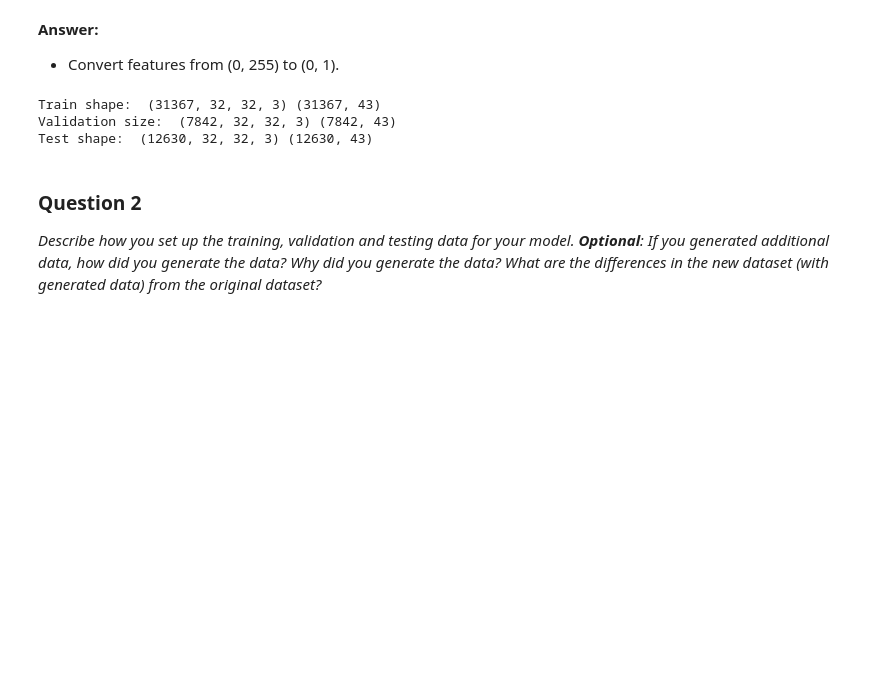
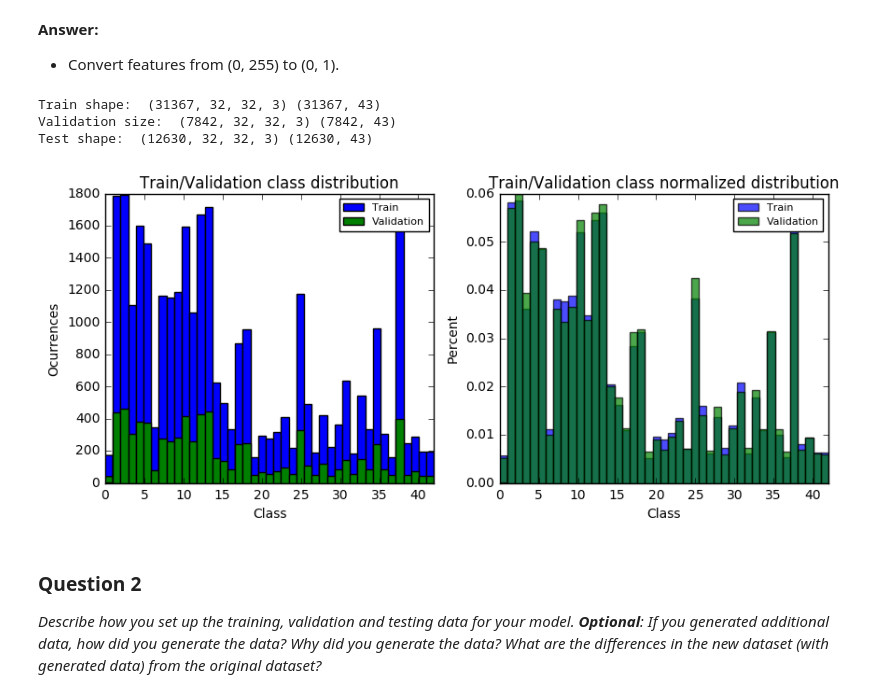
Before and after one commit to vfcosta/CarND-Traffic-Signs, a Jupyter notebook: Traffic_Signs_Recognition.ipynb, the cells around one changed output. Cells and saved outputs as stored; diff of their text form; code cells hidden in the pictures; blank space fills up the shorter version.

```diff
--- a/Traffic_Signs_Recognition.ipynb
+++ b/Traffic_Signs_Recognition.ipynb
@@ -176,6 +185,11 @@ print("Test shape: ", x_test.shape, test_labels.shape)
 Train shape:  (31367, 32, 32, 3) (31367, 43)
 Validation size:  (7842, 32, 32, 3) (7842, 43)
 Test shape:  (12630, 32, 32, 3) (12630, 43)
+# %%
+# display train/validation class distribution
+plot_class_distribution(y_train_split, y_validation, y1_label='Train', y2_label='Validation')
+# %% [output]
+[figure, added]
 # %% [markdown]
 ### Question 2
 
```
Also changed, not shown: parts of 8 cells of this notebook.
